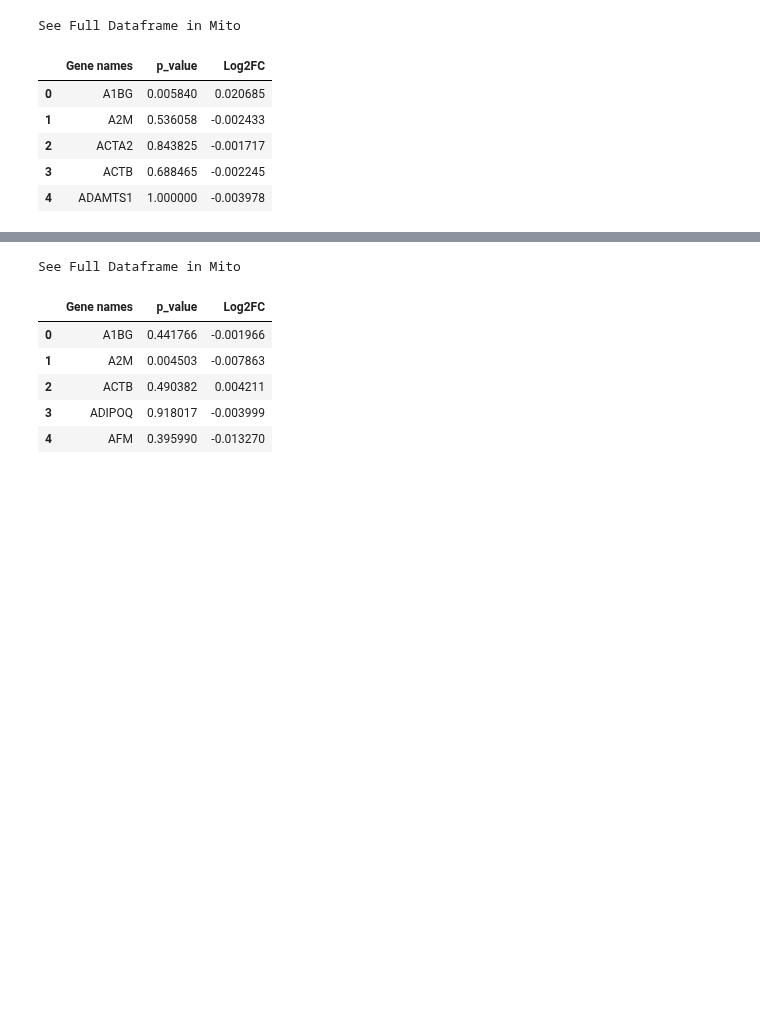
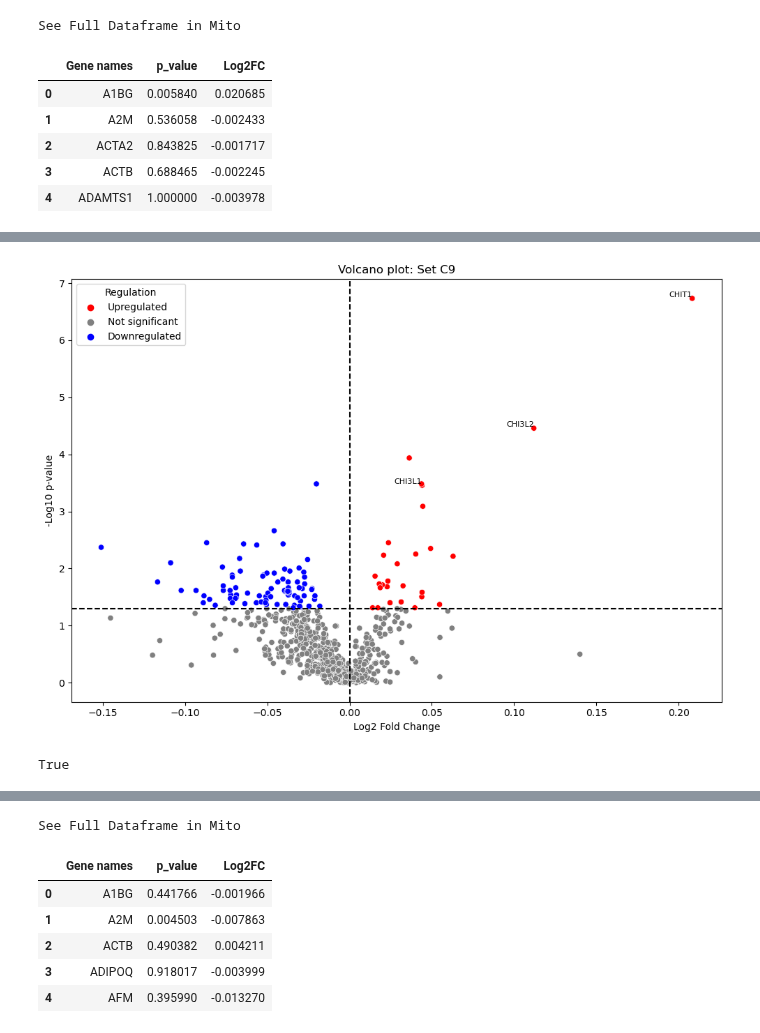
Before and after one commit to YoanaBobeva/PhD-Scripts, a Jupyter notebook: Volcanos all 15.ipynb, the cells around one changed output, grey strips where cells are left out. Drawn from its saved outputs; the diff is of its cells as text; code cells hidden in the pictures; blank space fills up the shorter version.

```diff
--- a/Volcanos all 15.ipynb
+++ b/Volcanos all 15.ipynb
@@ -433,0 +434,41 @@ plt.show()
+# %%
+# Add the regulation column
+c9['Regulation'] = c9.apply(regulation_category, axis=1)
+
+# Add -log10(p-value)
+c9['-log10(p-value)'] = -np.log10(c9['p_value'])
+
+plt.figure(figsize=(10, 7))
+sns.scatterplot(
+    data=c9,
+    x='Log2FC',
+    y='-log10(p-value)',
+    hue='Regulation',
+    palette={'Upregulated': 'red', 'Downregulated': 'blue', 'Not significant': 'gray'},
+    legend='full'
+)
+
+# Threshold lines
+plt.axhline(-np.log10(0.05), linestyle='--', color='black')
+plt.axvline(0, linestyle='--', color='black')
+
+# Label only selected proteins
+proteins_to_label = ['CHIT1', 'CHI3L1', 'CHI3L2']
+
+for _, row in c9.iterrows():
+    if row['Gene names'] in proteins_to_label:
+        plt.text(row['Log2FC'], row['-log10(p-value)'], row['Gene names'],
+                 fontsize=8, ha='right', va='bottom')
+
+plt.title('Volcano plot: Set C9')
+plt.xlabel('Log2 Fold Change')
+plt.ylabel('-Log10 p-value')
+plt.legend(title='Regulation')
+plt.tight_layout()
+plt.show()
+# %% [output]
+[figure, added]
+# %%
+print('CHI3L2' in c9['Gene names'].values)
+# %% [output]
+True
```
Also changed, not shown: parts of 11 cells of this notebook.
